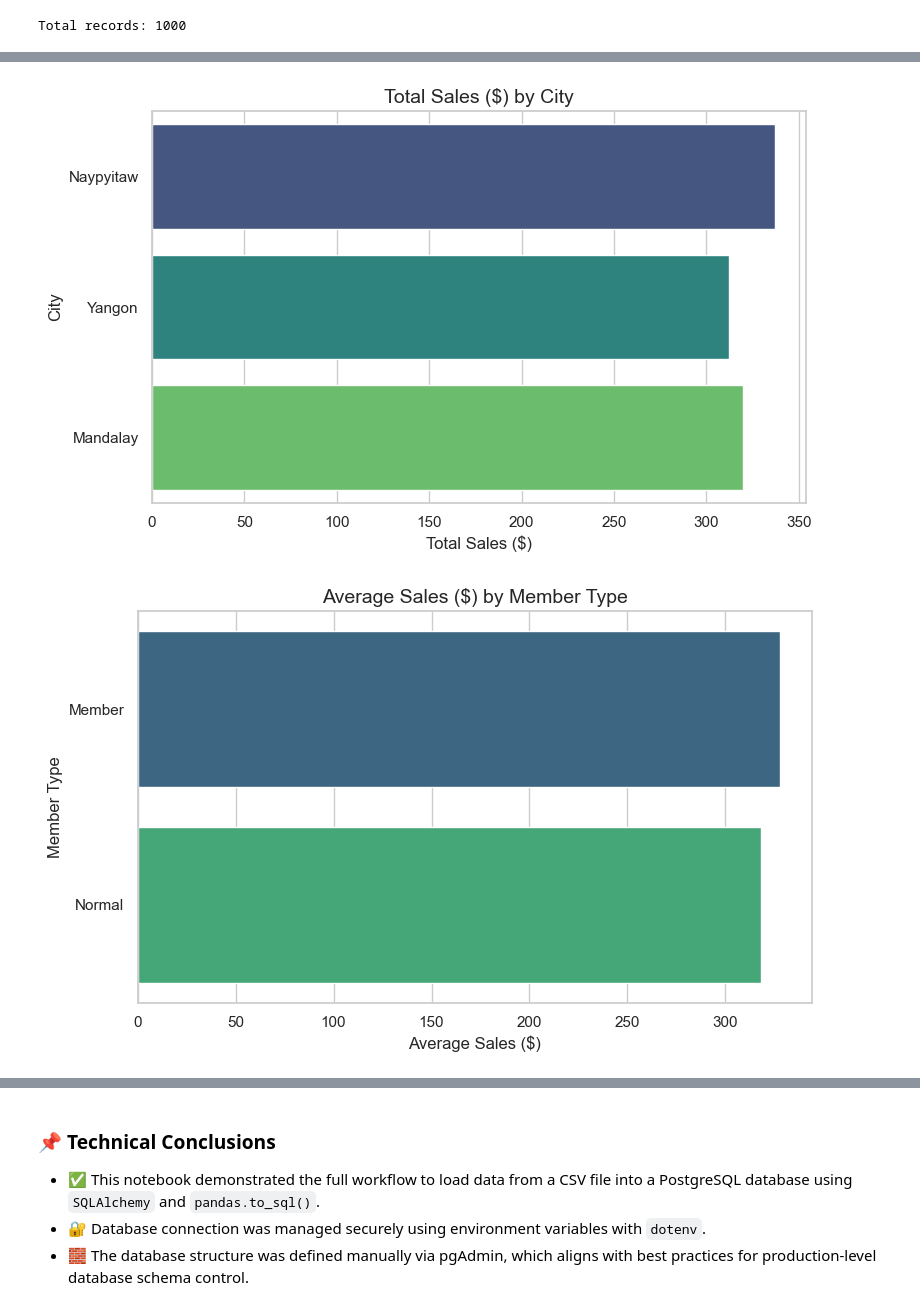
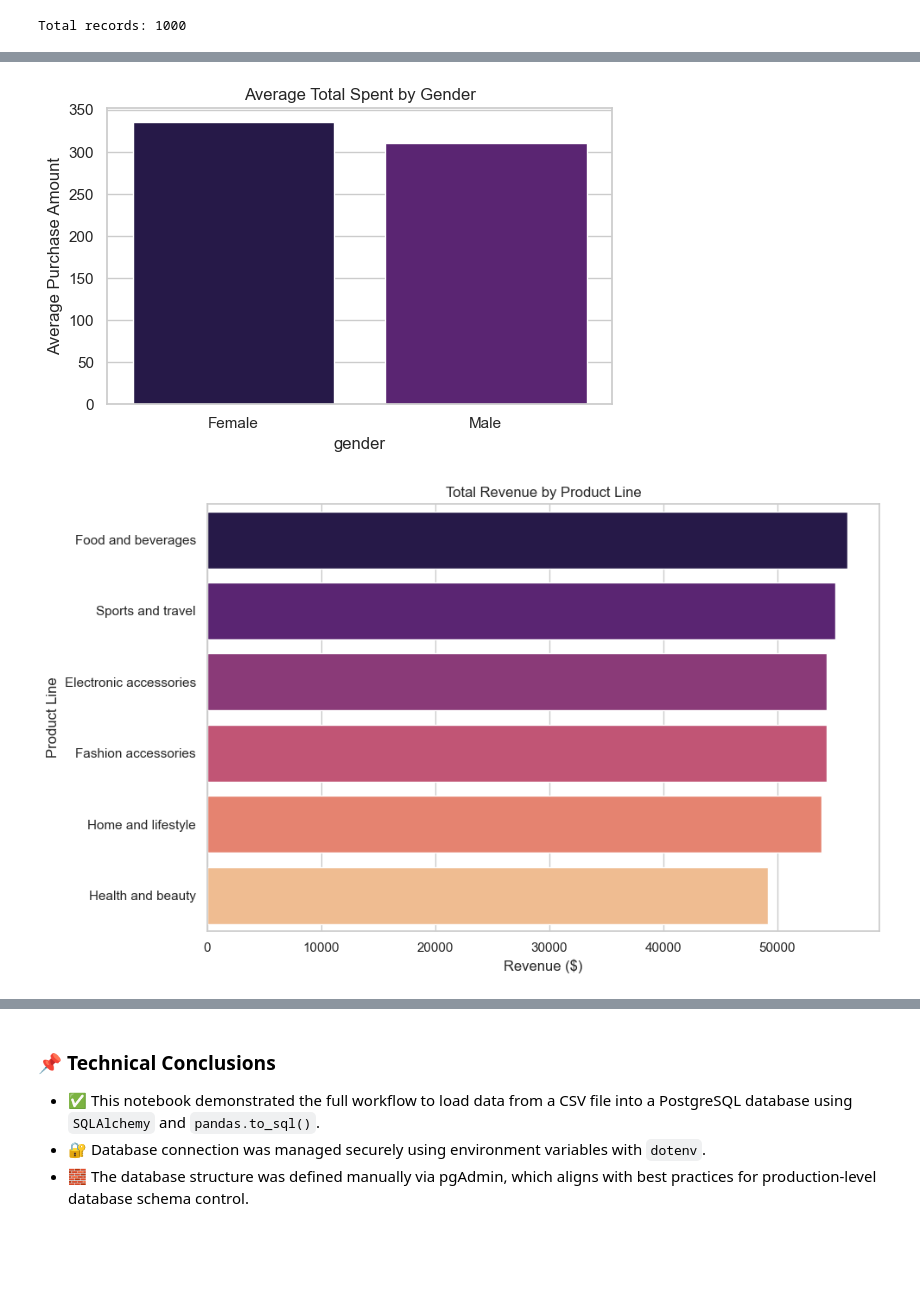
Before and after one commit to jmfe2/data-portfolio, a Jupyter notebook: notebooks/02_supermarket_sales/02_supermarket_postgresql.ipynb, the cells around one changed output, grey strips where cells are left out. Drawn from its saved outputs; the diff is of its cells as text; code cells hidden in the pictures; blank space fills up the shorter version.

Commit message:
W2D4 - Remove unused figures and add new ones

```diff
--- a/notebooks/02_supermarket_sales/02_supermarket_postgresql.ipynb
+++ b/notebooks/02_supermarket_sales/02_supermarket_postgresql.ipynb
@@ -238,85 +318,66 @@ with engine.connect() as connection:
 # %%
-import pandas as pd
-import matplotlib.pyplot as plt
-import seaborn as sns
+# This query calculates the average total spent
 
-# SQL query to get the total sales by city
-query = """
-SELECT city, AVG(Total) AS total_sales
+query_gender = """
+SELECT gender, AVG(total) AS avg_spent
 FROM supermarket_sales
-GROUP BY city;
+GROUP BY gender;
 """
 
-# execute the query and load the results into a DataFrame
-df_city_total = pd.read_sql(query, engine)
+df_gender = pd.read_sql(query_gender, engine)
 
-# plot style
-sns.set_theme(style="whitegrid")  # Set the theme for seaborn
-
-# create a bar plot for total sales by city
-plt.figure(figsize=(8, 5))
+plt.figure(figsize=(6, 4))
 sns.barplot(
-    x="total_sales",
-    y="city",
-    data=df_city_total,
-    palette="viridis",
-    hue="city",
+    x="gender",
+    y="avg_spent",
+    data=df_gender,
+    hue="gender",
     legend=False,
 )
-
-# title and labels
-plt.title("Total Sales ($) by City", fontsize=14)
-plt.xlabel("Total Sales ($)", fontsize=12)
-plt.ylabel("City")
+plt.title("Average Total Spent by Gender")
+plt.ylabel("Average Purchase Amount")
 plt.tight_layout()
 
 plt.savefig(
-    "/Users/jmfe2/VSC/data-portfolio/figures/02_supermarket/total_sales_by_city.png",
+    "/Users/jmfe2/VSC/data-portfolio/figures/02_supermarket/avg_spent_gender.png",
     dpi=300,  # Set the resolution of the saved figure
     bbox_inches="tight",  # Ensure that the entire figure is saved without clipping
 )
 
 plt.show()
 # %% [output]
-[figure, old version]
+[figure, new version]
 # %%
 # SQL query to get the total sales by city
-query = """
-SELECT customer_type, AVG(total) as total_sales
+
+query_prod = """
+SELECT product_line, SUM(total) AS revenue
 FROM supermarket_sales
-GROUP BY customer_type
-ORDER BY total_sales DESC;
+GROUP BY product_line
+ORDER BY revenue DESC;
 """
 
-# execute the query and load the results into a DataFrame
-df_city_sales = pd.read_sql(query, engine)
+df_prod = pd.read_sql(query_prod, engine)
 
-# plot style
-sns.set_theme(style="whitegrid")  # Set the theme for seaborn
-
-# create a bar plot for total sales by city
-plt.figure(figsize=(8, 5))
+plt.figure(figsize=(10, 6))
 sns.barplot(
-    x="total_sales",
-    y="customer_type",
-    data=df_city_sales,
-    palette="viridis",
-    hue="customer_type",
+    x="revenue",
+    y="product_line",
+    data=df_prod,
+    hue="product_line",
     legend=False,
 )
-
-# title and labels
-plt.title("Average Sales ($) by Member Type", fontsize=14)
-plt.xlabel("Average Sales ($)")
-plt.ylabel("Member Type")
+plt.title("Total Revenue by Product Line")
+plt.xlabel("Revenue ($)")
+plt.ylabel("Product Line")
 plt.tight_layout()
 
 plt.savefig(
-    "/Users/jmfe2/VSC/data-portfolio/figures/02_supermarket/average_by_customertype.png",
+    "/Users/jmfe2/VSC/data-portfolio/figures/02_supermarket/revenue_by_product.png",
     dpi=300,  # Set the resolution of the saved figure
     bbox_inches="tight",  # Ensure that the entire figure is saved without clipping
 )
 
 plt.show()
 # %% [output]
-[figure, old version]
+[figure, new version]
```
Also changed, not shown: parts of 21 cells of this notebook, 9 other files.
